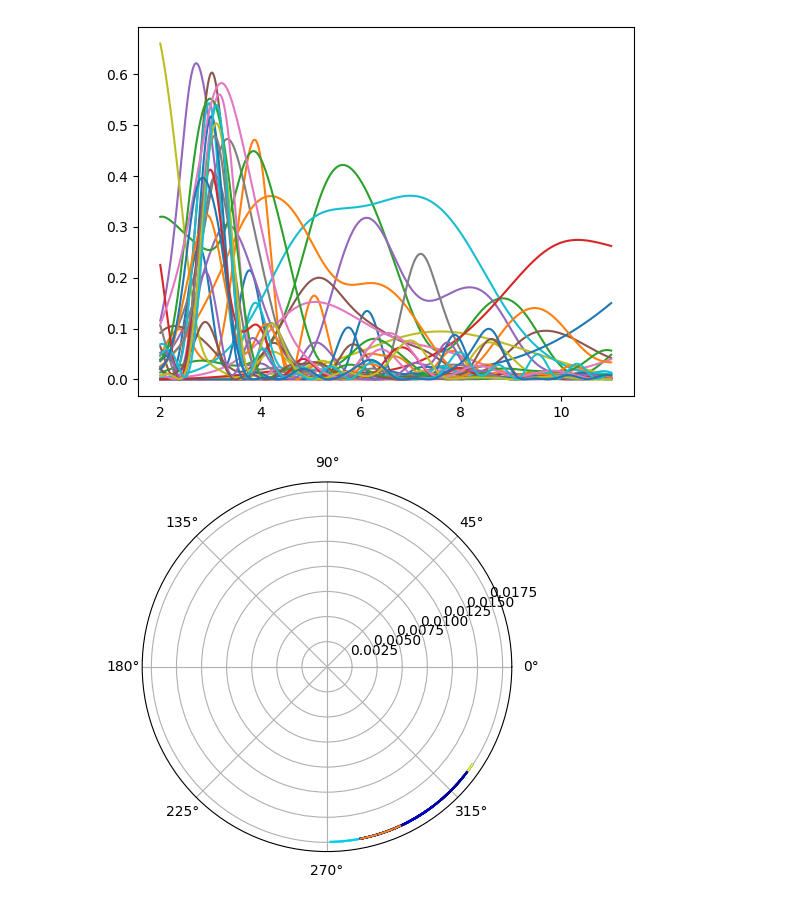
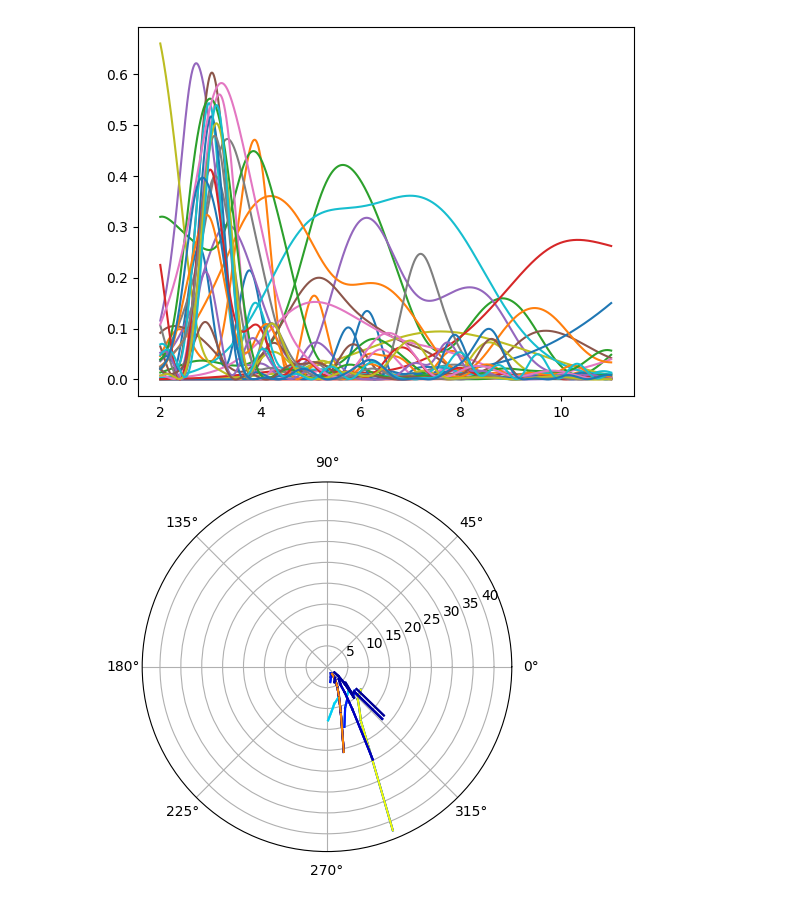
Before and after one commit to ziqing97/gnss_ir_analyze, a Jupyter notebook: src/test_skyplot.ipynb, the cells around one changed output. Cells and saved outputs as stored; diff of their text form; code cells hidden in the pictures.

```diff
--- a/src/test_skyplot.ipynb
+++ b/src/test_skyplot.ipynb
@@ -49,13 +49,18 @@ norm = matplotlib.colors.Normalize(vmin=min(h_plot),vmax=max(h_plot), clip=True)
 mapper = cm.ScalarMappable(norm=norm, cmap='jet')
 h_color = np.array([(mapper.to_rgba(v)) for v in h_plot])
 # %%
+setting = "with height"
 fig, ax = plt.subplots(subplot_kw={'projection': 'polar'})
-for ele, azi, e_min, e_max, a_min, a_max, color in zip(ele_plot, azi_plot,\
+for ele, azi, e_min, e_max, a_min, a_max, h, color in zip(ele_plot, azi_plot,\
     ele_err[0],ele_err[1], azi_err[0], azi_err[1], h_plot, h_color):
-    e_range = np.linspace(e_min,e_max,100)
+    h = 3
     a_range = np.linspace(a_min,a_max,100)
-    # ax.plot(a_range/180*np.pi, np.tan(e_range/180*np.pi), color=color)
-    e_range = np.ones_like(e_range)
-    ax.plot(a_range/180*np.pi, np.tan(e_range/180*np.pi), color=color)
+
+    if setting == "with height":
+        e_range = np.linspace(e_min,e_max,100)
+        ax.plot(a_range/180*np.pi, h/np.tan(e_range/180*np.pi), color=color)
+    else:
+        e_range = np.ones_like(e_range)
+        ax.plot(a_range/180*np.pi, np.tan(e_range/180*np.pi), color=color)
 # %% [output]
-[figure, old version]
+[figure, new version]
```
Also changed, not shown: 1 other file.
